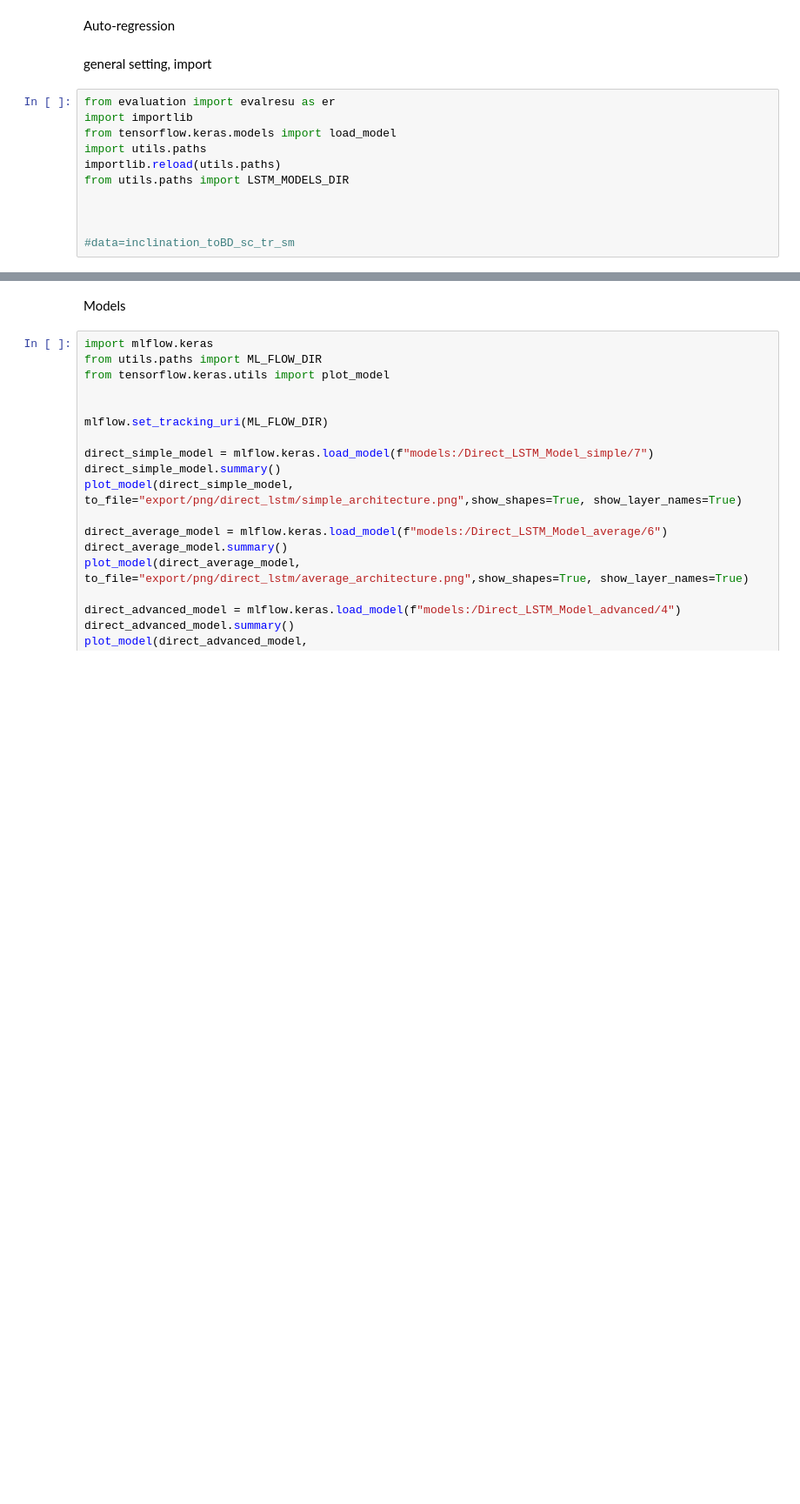
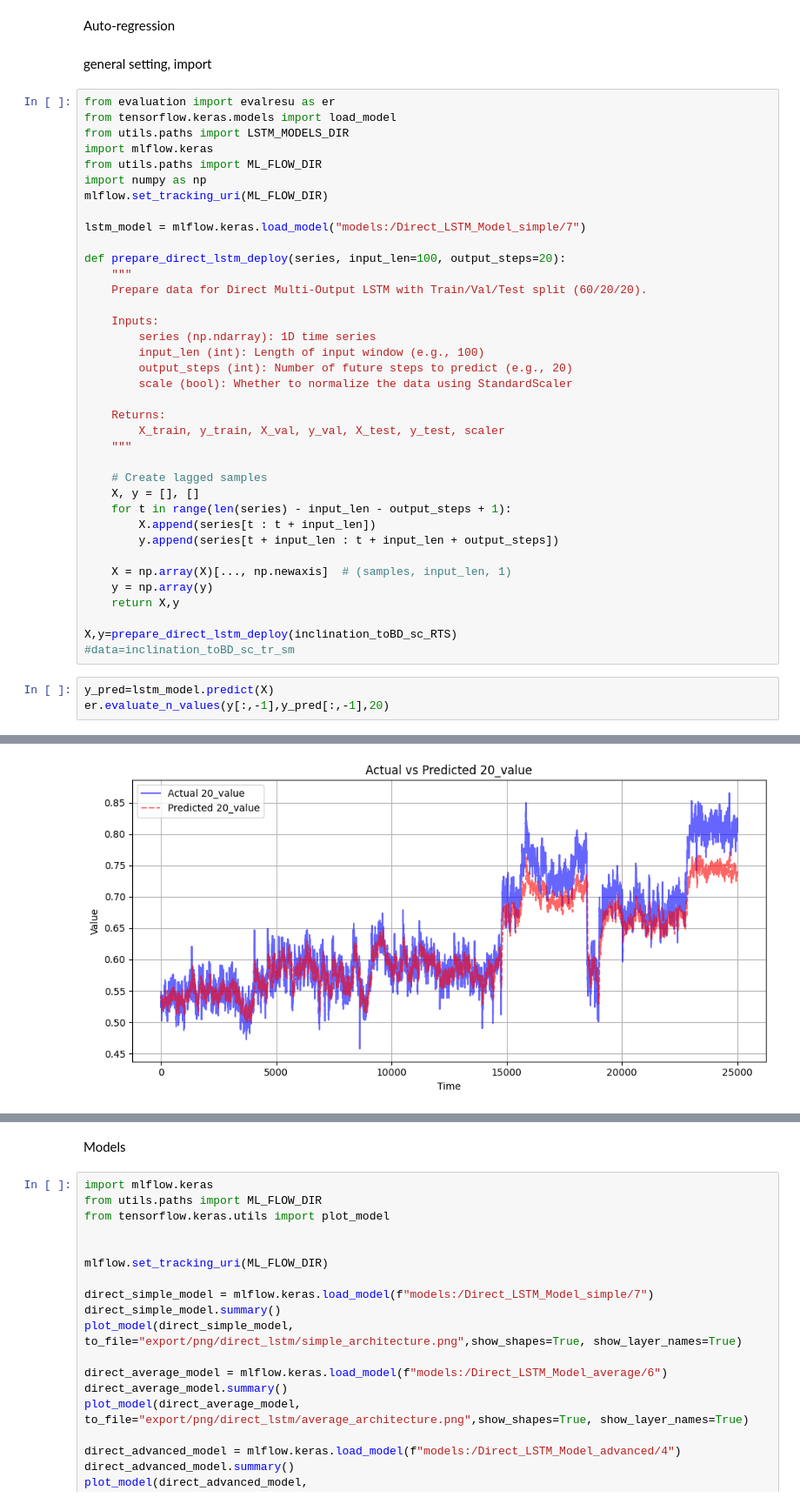
Before and after one commit to SpartanFOU/Thesis-Project, a Jupyter notebook: main.ipynb, the cells around one changed output, grey strips where cells are left out. Shown at 87% size. Drawn from its saved outputs; the diff is of its cells as text; blank space fills up the shorter version.

```diff
--- a/main.ipynb
+++ b/main.ipynb
@@ -309,14 +184,44 @@ er.evaluate_n_values(y_true,y_pred,20)
 Auto-regression
 # %% [markdown]
 general setting, import
-# %%
-from evaluation import evalresu as er
-import importlib
-from tensorflow.keras.models import load_model
-import utils.paths
-importlib.reload(utils.paths)
-from utils.paths import LSTM_MODELS_DIR
-
-
-
-#data=inclination_toBD_sc_tr_sm
+# %%
+from evaluation import evalresu as er
+from tensorflow.keras.models import load_model
+from utils.paths import LSTM_MODELS_DIR
+import mlflow.keras
+from utils.paths import ML_FLOW_DIR
+import numpy as np
+mlflow.set_tracking_uri(ML_FLOW_DIR)
+
+lstm_model = mlflow.keras.load_model("models:/Direct_LSTM_Model_simple/7")
+
+def prepare_direct_lstm_deploy(series, input_len=100, output_steps=20):
+    """
+    Prepare data for Direct Multi-Output LSTM with Train/Val/Test split (60/20/20).
+
+    Inputs:
+        series (np.ndarray): 1D time series
+        input_len (int): Length of input window (e.g., 100)
+        output_steps (int): Number of future steps to predict (e.g., 20)
+        scale (bool): Whether to normalize the data using StandardScaler
+
+    Returns:
+        X_train, y_train, X_val, y_val, X_test, y_test, scaler
+    """
+
+    # Create lagged samples
+    X, y = [], []
+    for t in range(len(series) - input_len - output_steps + 1):
+        X.append(series[t : t + input_len])
+        y.append(series[t + input_len : t + input_len + output_steps])
+
+    X = np.array(X)[..., np.newaxis]  # (samples, input_len, 1)
+    y = np.array(y)
+    return X,y
+
+X,y=prepare_direct_lstm_deploy(inclination_toBD_sc_RTS)
+#data=inclination_toBD_sc_tr_sm
+# %%
+y_pred=lstm_model.predict(X)
+er.evaluate_n_values(y[:,-1],y_pred[:,-1],20)
+# %% [output]
@@ -322,0 +237 @@ from utils.paths import LSTM_MODELS_DIR
+[figure, added]
```
Also changed, not shown: parts of 19 cells of this notebook, 7 other files.
